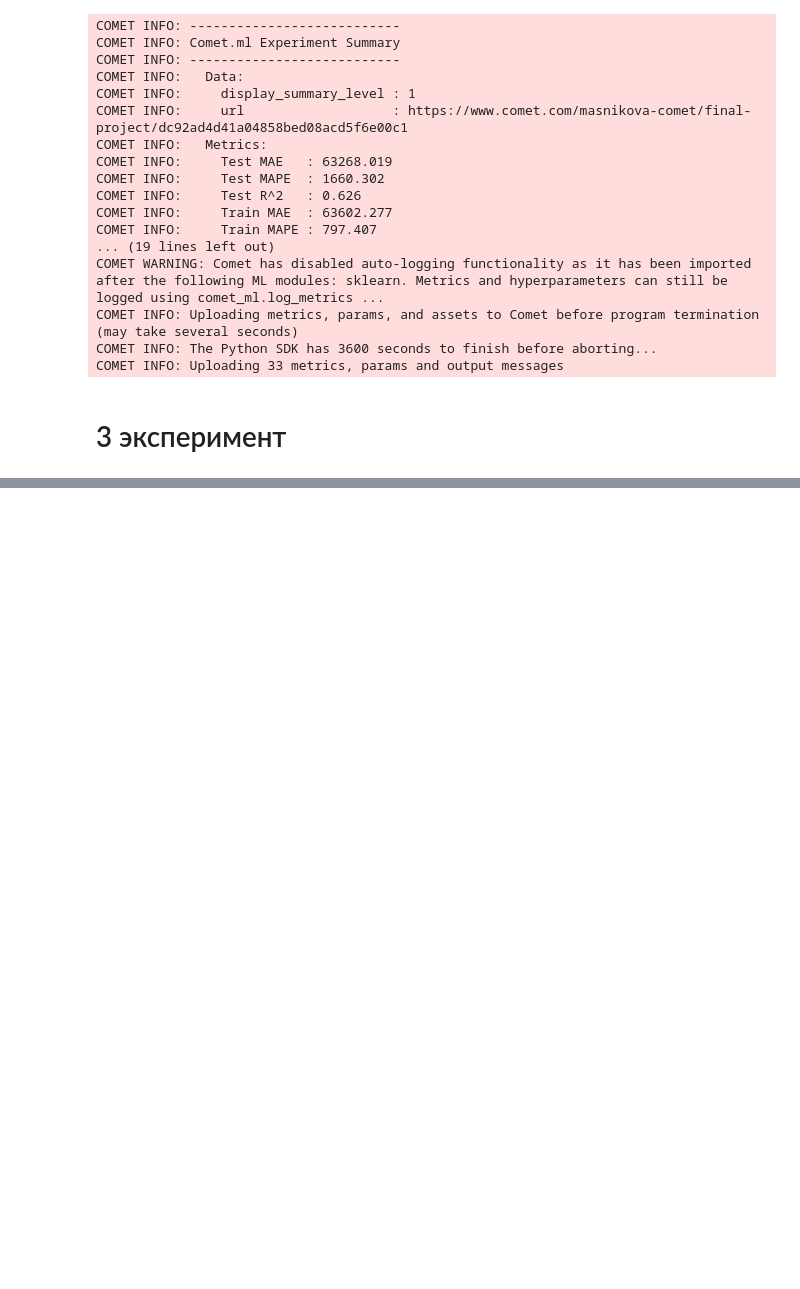
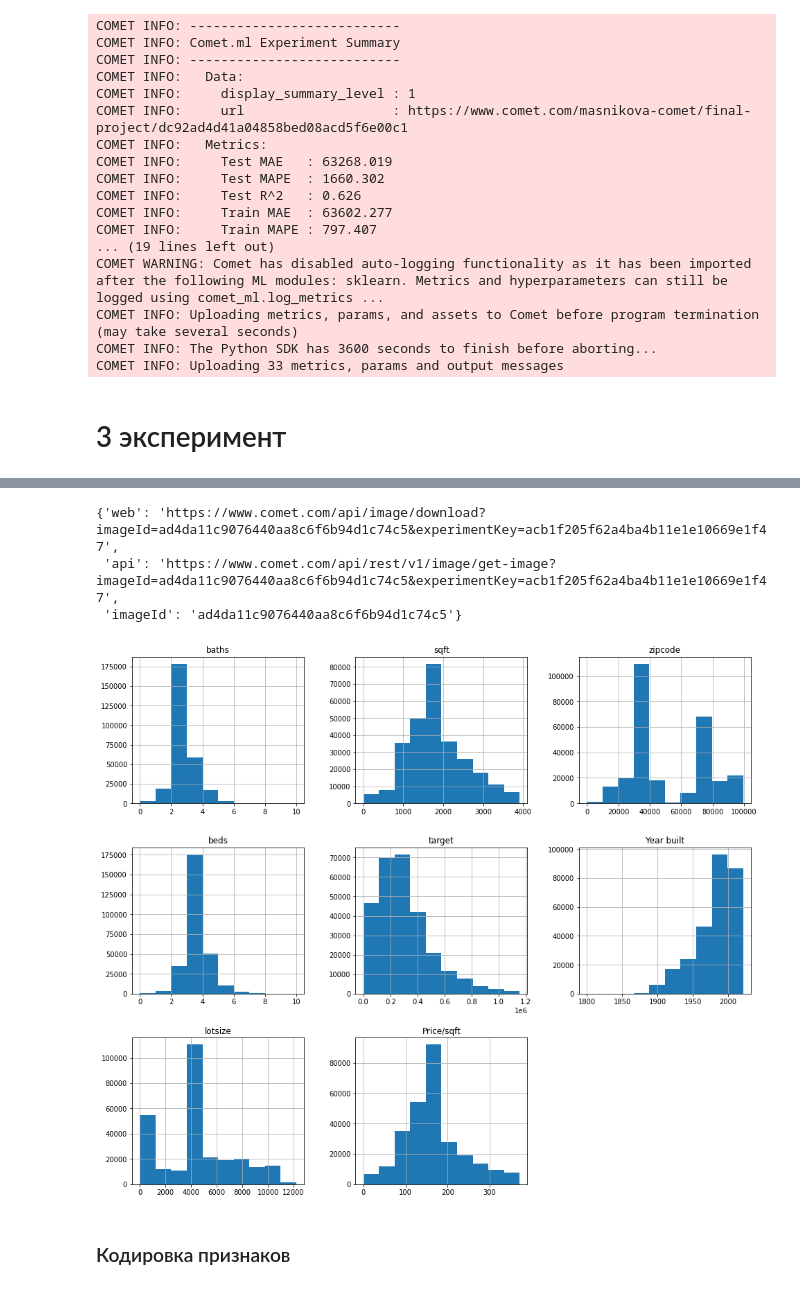
Before and after one commit to Kseniya1994/sf-ds-repo, a Jupyter notebook: SkillFactory/final_project/final_project.ipynb, the cells around one changed output, grey strips where cells are left out. Cells and saved outputs as stored; diff of their text form; code cells hidden in the pictures; blank space fills up the shorter version.

```diff
--- a/SkillFactory/final_project/final_project.ipynb
+++ b/SkillFactory/final_project/final_project.ipynb
@@ -1225,0 +1327,4 @@ COMET INFO: Uploading 33 metrics, params and output messages
+# %%
+# удалим найденные записи как выбросы
+df_3 = df_3.drop(out.index, axis=0)
+print(f'Результирующее число записей: {df_3.shape[0]}')
@@ -1225,0 +1333,5 @@ COMET INFO: Uploading 33 metrics, params and output messages
+# %%
+# считаем, что год постройки не может быть меньше 1800 и больше 2023
+mask = (df_3['Year built']<1800)| (df_3['Year built']>2023)
+out = df_3[mask]
+out.shape
@@ -1225,0 +1340,4 @@ COMET INFO: Uploading 33 metrics, params and output messages
+# %%
+# удалим найденные записи как выбросы
+df_3 = df_3.drop(out.index, axis=0)
+print(f'Результирующее число записей: {df_3.shape[0]}')
@@ -1225,0 +1346,21 @@ COMET INFO: Uploading 33 metrics, params and output messages
+# %%
+# остальные признаки очистим по методу Тьюки
+outliers, df_3 = outliers_iqr(df_3, 'target')
+print('\ntarget')
+print(f'Число выбросов по методу Тьюки: {outliers.shape[0]}')
+print(f'Результирующее число записей: {df_3.shape[0]}')
+
+outliers, df_3 = outliers_iqr(df_3, 'Price/sqft')
+print('\nPrice/sqft')
+print(f'Число выбросов по методу Тьюки: {outliers.shape[0]}')
+print(f'Результирующее число записей: {df_3.shape[0]}')
+
+outliers, df_3 = outliers_iqr(df_3, 'sqft')
+print('\nsqft')
+print(f'Число выбросов по методу Тьюки: {outliers.shape[0]}')
+print(f'Результирующее число записей: {df_3.shape[0]}')
+
+outliers, df_3 = outliers_iqr(df_3, 'lotsize')
+print('lotsize')
+print(f'Число выбросов по методу Тьюки: {outliers.shape[0]}')
+print(f'Результирующее число записей: {df_3.shape[0]}')
@@ -1225,0 +1382,10 @@ COMET INFO: Uploading 33 metrics, params and output messages
+# %%
+df_3.hist(figsize=(16,14));
+experiment.log_figure(figure=plt) # залогируем графики
+# %% [output]
+{'web': 'https://www.comet.com/api/image/download?imageId=ad4da11c9076440aa8c6f6b94d1c74c5&experimentKey=acb1f205f62a4ba4b11e1e10669e1f47',
+ 'api': 'https://www.comet.com/api/rest/v1/image/get-image?imageId=ad4da11c9076440aa8c6f6b94d1c74c5&experimentKey=acb1f205f62a4ba4b11e1e10669e1f47',
+ 'imageId': 'ad4da11c9076440aa8c6f6b94d1c74c5'}
+[figure, added]
+# %% [markdown]
+### Кодировка признаков
```
Also changed, not shown: parts of 80 cells of this notebook, 1 other file.
